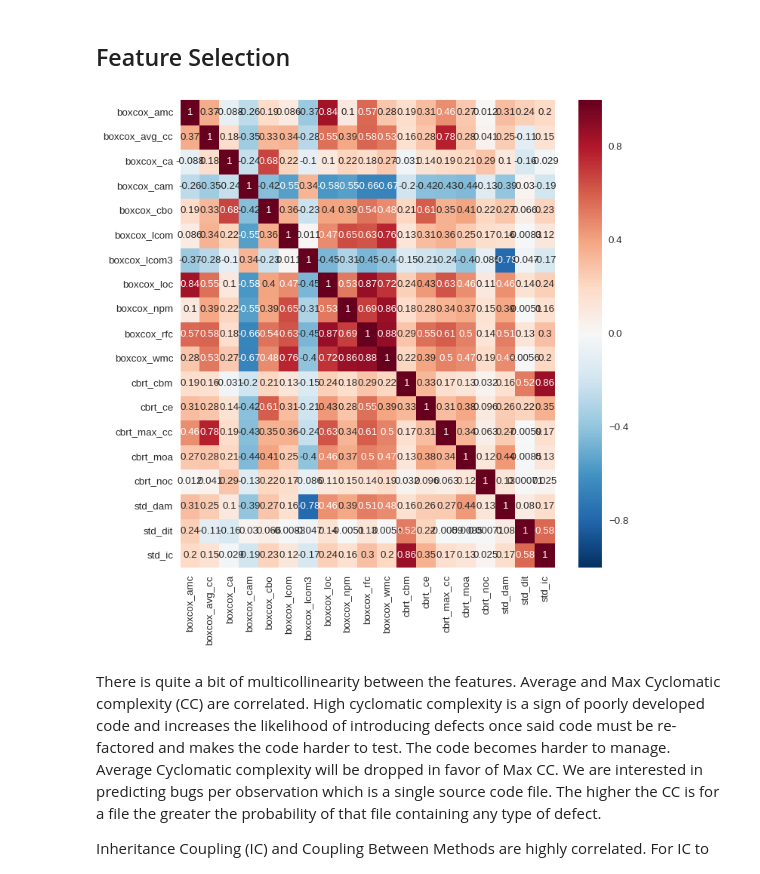
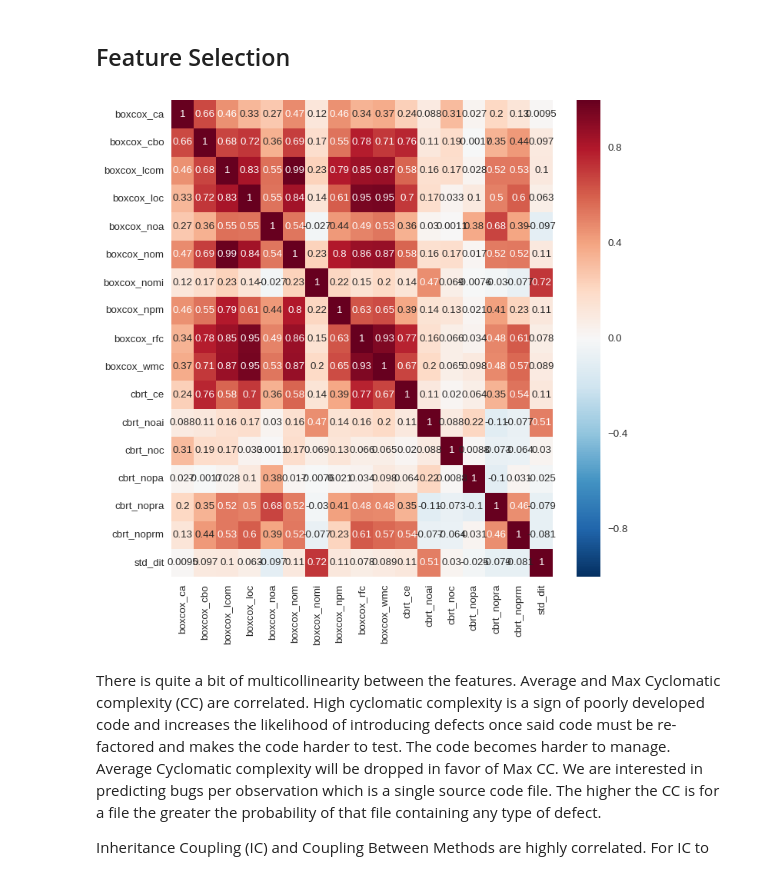
Before and after one commit to 315iah515/Thinkful-Notebooks, a Jupyter notebook: Bootcamp/Supervised/CapStone/SupervisedLearningCapStone.ipynb, the cells around one changed output. Drawn from its saved outputs; the diff is of its cells as text; code cells hidden in the pictures.

```diff
--- a/Bootcamp/Supervised/CapStone/SupervisedLearningCapStone.ipynb
+++ b/Bootcamp/Supervised/CapStone/SupervisedLearningCapStone.ipynb
@@ -143,10 +144,10 @@ Although measuring the amount of reuse a code base contains is frequently mentio
 + Number of Bugs - Programmatically gleamed from source code repository logs. According to the log content decides whether a commit is a bugfix. A commit is interpreted as a bugfix when it solves an issue reported in the bug tracking system.
 # %%
 # Read CSV containing software metrics data
-data_file = '/media/ianh/space/ThinkfulData/PredictingSoftwareBugs/std_and_trans_metrics.csv'
-metrics = pd.read_csv(data_file)
-print("\nObservations : %d\nFeatures : %d" % (metrics.shape[0], metrics.shape[1]))
+data_file = '/media/ianh/space/ThinkfulData/PredictingSoftwareBugs/transformed_full-ambrose-metrics-ck-oo.csv'
+sw_metrics = pd.read_csv(data_file)
+print("\nObservations : %d\nFeatures : %d" % (sw_metrics.shape[0], sw_metrics.shape[1]))
 
-# Remove the name.1 feature. This is the name of the source code file that the metrics pertain to.
-del metrics['name.1']
+# Remove the classname feature. This is the name of the source code file that the metrics pertain to.
+del sw_metrics['classname']
 # %% [output]
@@ -172,12 +173,12 @@ For more details see the link to the other notebook for details. Six of the feat
 # %% [markdown]
 ## Feature Selection
 # %%
-exclude = ['cube_root_bugs']
-corr = metrics.ix[:, metrics.columns.difference(exclude)].corr()
+exclude = ['bugs', 'cbrt_bugs']
+corr = sw_metrics.ix[:, sw_metrics.columns.difference(exclude)].corr()
 plt.figure(figsize=(800/my_dpi, 800/my_dpi), dpi=my_dpi)
 __  = sb.heatmap(corr, annot=True)
 # %% [output]
-[figure, old version]
+[figure, new version]
 # %% [markdown]
 There is quite a bit of multicollinearity between the features. Average and Max Cyclomatic complexity (CC) are correlated.   High cyclomatic complexity is a sign of poorly developed code and increases the likelihood of introducing defects once said code must be re-factored and makes the code harder to test.  The code becomes harder to manage.  Average  Cyclomatic complexity will be dropped in favor of Max CC. We are interested in predicting bugs per observation which is a single source code file.  The higher the CC is for a file the greater the probability of that file containing any type of defect.
 
```
Also changed, not shown: parts of 10 cells of this notebook.
